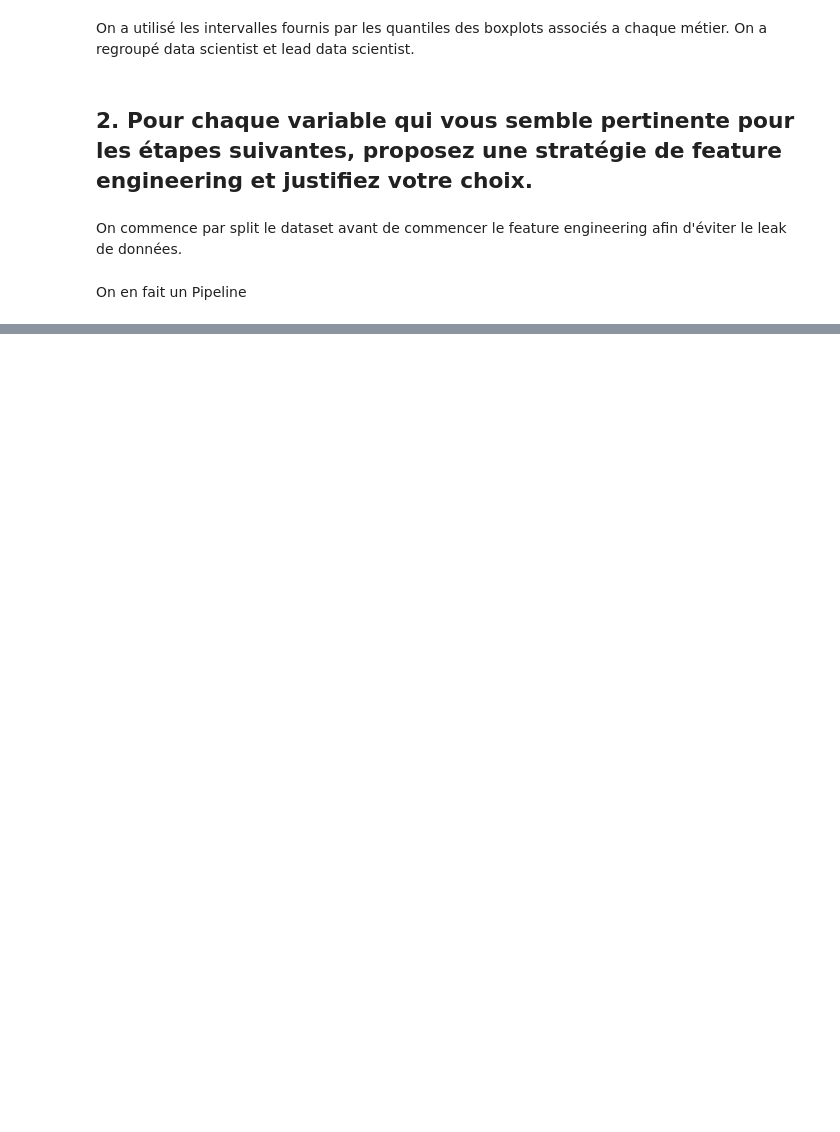
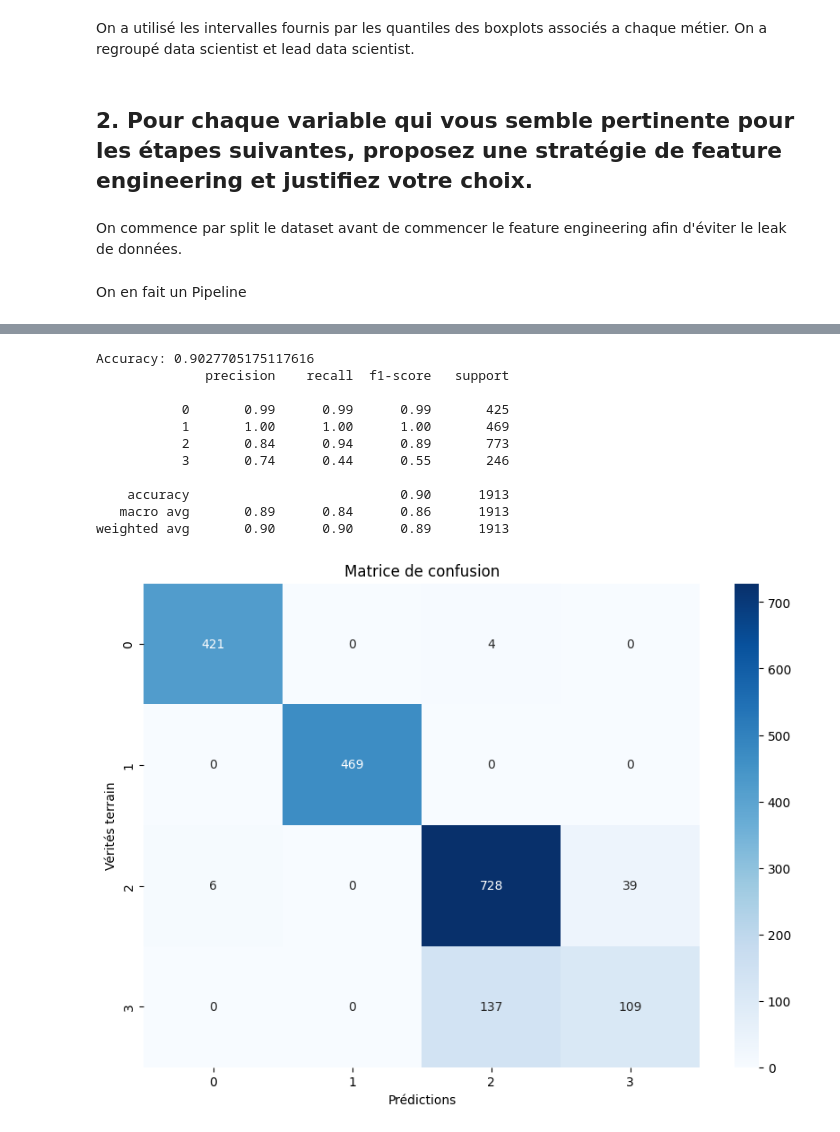
Before and after one commit to jccazes/equancy_technical_assessment, a Jupyter notebook: src/equancy_technical_assessment/answers.ipynb, the cells around one changed output, grey strips where cells are left out. Saved outputs shown, nothing was run; the diff lists cells and outputs as text; code cells hidden in the pictures; blank space fills up the shorter version.

```diff
--- a/src/equancy_technical_assessment/answers.ipynb
+++ b/src/equancy_technical_assessment/answers.ipynb
@@ -475,0 +492,29 @@ Score moyen : 0.8913725490196078
+# %%
+grid_search.best_estimator_
+
+# Prédiction avec le meilleur modèle
+
+y_pred_best = grid_search.predict(X_test)
+
+print("Accuracy:", accuracy_score(y_test, y_pred_best))
+print(classification_report(y_test, y_pred_best))
+cm = confusion_matrix(y_test, y_pred_best)
+plt.figure(figsize=(10, 7))
+sns.heatmap(cm, annot=True, fmt='d', cmap='Blues', xticklabels=np.unique(y_test), yticklabels=np.unique(y_test))
+plt.title("Matrice de confusion")
+plt.xlabel("Prédictions")
+plt.ylabel("Vérités terrain")
+plt.show()
+# %% [output]
+Accuracy: 0.9027705175117616
+              precision    recall  f1-score   support
+
+           0       0.99      0.99      0.99       425
+           1       1.00      1.00      1.00       469
+           2       0.84      0.94      0.89       773
+           3       0.74      0.44      0.55       246
+
+    accuracy                           0.90      1913
+   macro avg       0.89      0.84      0.86      1913
+weighted avg       0.90      0.90      0.89      1913
+[figure, added]
```
Also changed, not shown: parts of 7 cells of this notebook, 3 other files.
